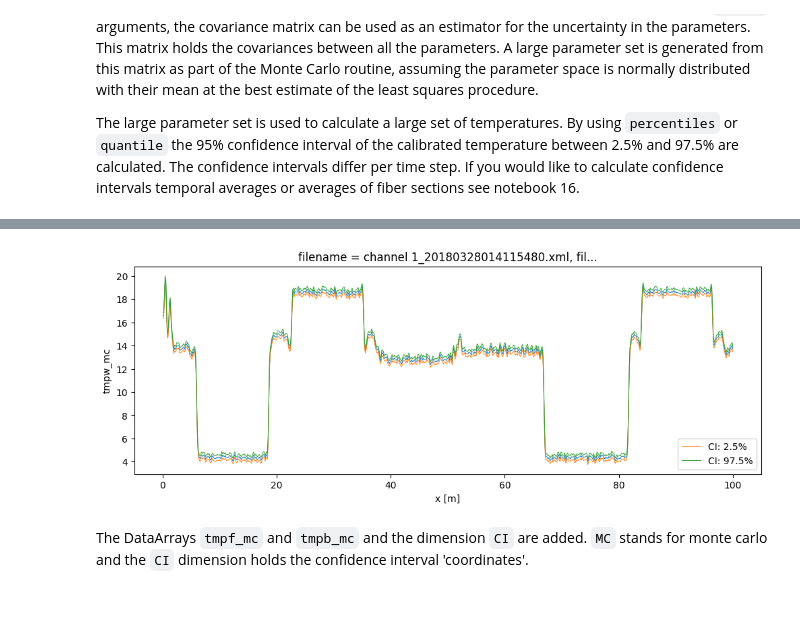
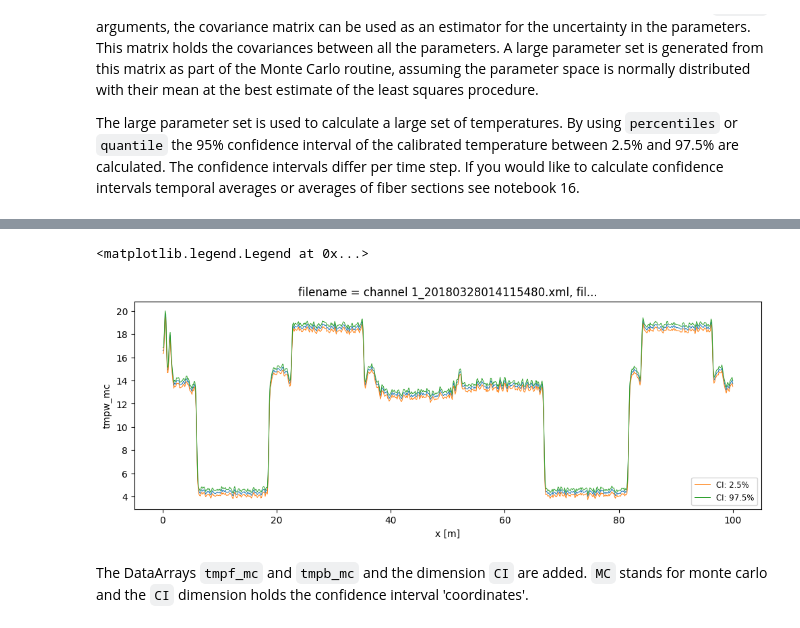
Before and after one commit to dtscalibration/python-dts-calibration, a Jupyter notebook: examples/notebooks/08Calibrate_double_ended.ipynb, the cells around one changed output, grey strips where cells are left out. Drawn from its saved outputs; the diff is of its cells as text; code cells hidden in the pictures.

```diff
--- a/examples/notebooks/08Calibrate_double_ended.ipynb
+++ b/examples/notebooks/08Calibrate_double_ended.ipynb
@@ -146,10 +154,12 @@ ds.tmpw_mc_var.plot(figsize=(12, 4));
 # %%
+ds1 = ds.isel(time=-1)  # take only the first timestep
 ds1.tmpw.plot(linewidth=0.7, figsize=(12, 4))
 ds1.tmpw_mc.isel(CI=0).plot(linewidth=0.7, label='CI: 2.5%')
 ds1.tmpw_mc.isel(CI=1).plot(linewidth=0.7, label='CI: 97.5%')
 plt.legend(fontsize="small")
 # %% [output]
+<matplotlib.legend.Legend at 0x...>
-[figure, old version]
+[figure, new version]
 # %% [markdown]
 The DataArrays `tmpf_mc` and `tmpb_mc` and the dimension `CI` are added. `MC` stands for monte carlo and the `CI` dimension holds the confidence interval 'coordinates'.
 # %%
```
Also changed, not shown: parts of 4 cells of this notebook, 3 other files.
